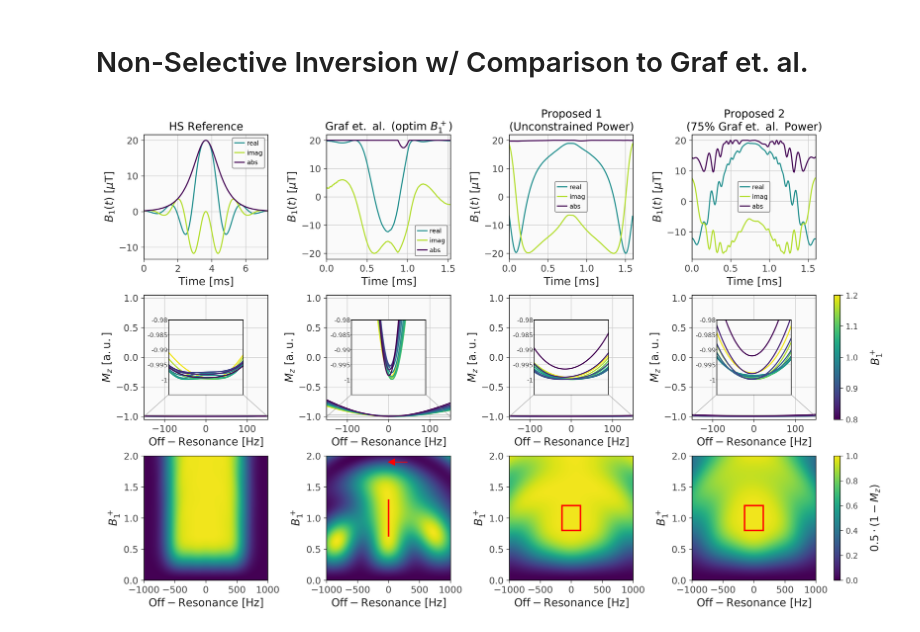
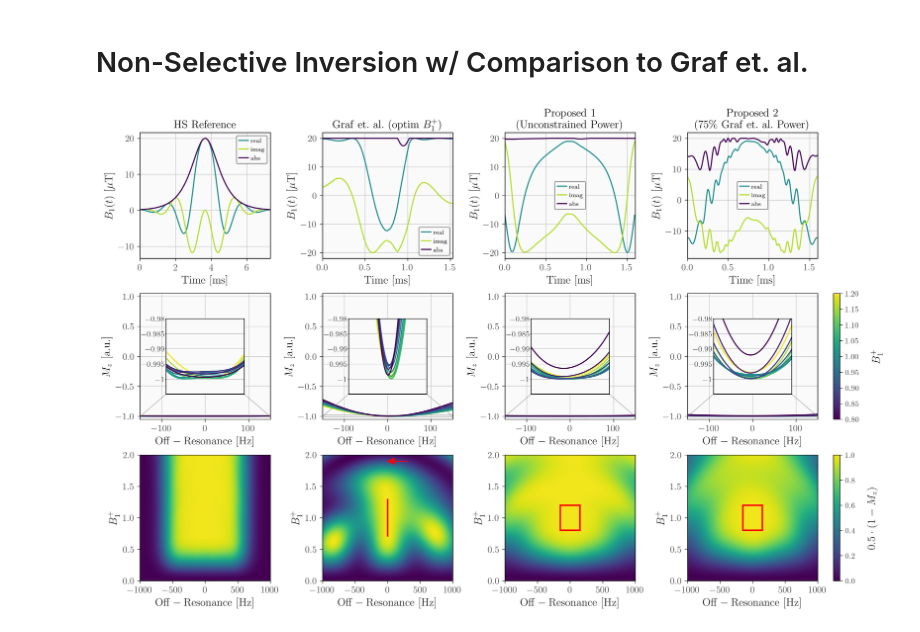
Before and after one commit to AdaptiveMRILab/constrained_inversion_mrm, a Jupyter notebook: plot_pulses.ipynb, the cells around one changed output. Saved outputs shown, nothing was run; the diff lists cells and outputs as text; code cells hidden in the pictures.

```diff
--- a/plot_pulses.ipynb
+++ b/plot_pulses.ipynb
@@ -10,7 +10,7 @@ import matplotlib.colors as mcolors
 from matplotlib.colors import LinearSegmentedColormap
 from mpl_toolkits.axes_grid1.inset_locator import inset_axes, mark_inset
 
-use_tex = 0
+use_tex = 1
 plt.rcParams['text.usetex'] = use_tex
 matplotlib.rcParams['font.size'] = 14         # overall font size
 matplotlib.rcParams['axes.titlesize'] = 14    # size of the axes title
@@ -132,7 +132,7 @@ with h5py.File(data_file,'r') as F:
         inax.tick_params(axis='x', labelsize=6)
         inax.tick_params(axis='y', labelsize=6, pad=0.25, length=1)
         inax.set_yticks([-1, -0.99, -0.98, -0.97, -0.96])
-        inax.set_yticklabels(['-1', '', '-0.98', '', '-0.96'])
+        inax.set_yticklabels([r'$-1$', '', r'$-0.98$', '', r'$-0.96$'])
         inax.set_xticks([])
         inax.set_xticklabels([])
         inax.grid()
@@ -218,35 +218,35 @@ with h5py.File(data_file,'r') as F:
             inax.plot(freq_design, mz[:,n], color=cmap(color_indices[n]), label=r'$B_1^+=%.2f$'%(b1_design[n]))
         inax.set_xlim(ax[1,p].get_xlim())
         inax.set_ylim(-1.005, -0.98)
-        inax.tick_params(axis='x', labelsize=8)
-        inax.tick_params(axis='y', labelsize=8, pad=0.25, length=1)
+        inax.tick_params(axis='x', labelsize=10)
+        inax.tick_params(axis='y', labelsize=10, pad=0.25, length=1)
         inax.set_yticks([-1, -0.995, -0.99, -0.985, -0.98])
-        inax.set_yticklabels(['-1', '-0.995', '-0.99', '-0.985', '-0.98'])
+        inax.set_yticklabels([r'$-1$', r'$-0.995$', r'$-0.99$', r'$-0.985$', r'$-0.98$'])
         inax.set_xticks([])
         inax.set_xticklabels([])
         inax.grid()
         mark_inset(ax[1,p], inax, loc1=3, loc2=4, ec='gray', alpha=0.5)
 
         img = ax[2,p].imshow((1-mz_eval)/2, vmin=0.0, vmax=1.0, cmap=cmap, extent=[freq_eval.min(), freq_eval.max(), b1_eval.min(), b1_eval.max()], origin='lower')
         ax[2,p].set_aspect('auto')
         ax[2,p].set_ylabel(r'$B_1^+$')
         ax[2,p].set_xlabel(r'$\mathrm{Off-Resonance\ [Hz]}$')
         if show_optimized_region:
             rect = matplotlib.patches.Rectangle((x_corner, y_corner), width, height, linewidth=2, edgecolor='red', facecolor='none')
             ax[2,p].add_patch(rect)
 
     ax[2,1].arrow(300.0, 1.9, -200.0, 0.0, head_width=0.1, head_length=100.0, fc='red', ec='red')
 
     cbar1 = fig.colorbar(sm, ax=ax[1,-1])
     cbar1.ax.tick_params(labelsize=10)
     cbar1.set_label(r'$B_1^+$', labelpad=15)
 
     cbar2 = fig.colorbar(img, ax=ax[2,-1])
     cbar2.ax.tick_params(labelsize=10)
     cbar2.set_label(r'$0.5\cdot (1 - M_z)$', labelpad=15)
 
     figfile = os.path.join(data_dir, 'figure_non-selective_%d.png'%(use_tex))
     plt.savefig(figfile)
     plt.show()
 # %% [output]
-[figure, old version]
+[figure, new version]
```
Also changed, not shown: parts of 2 cells of this notebook, 2 other files.
